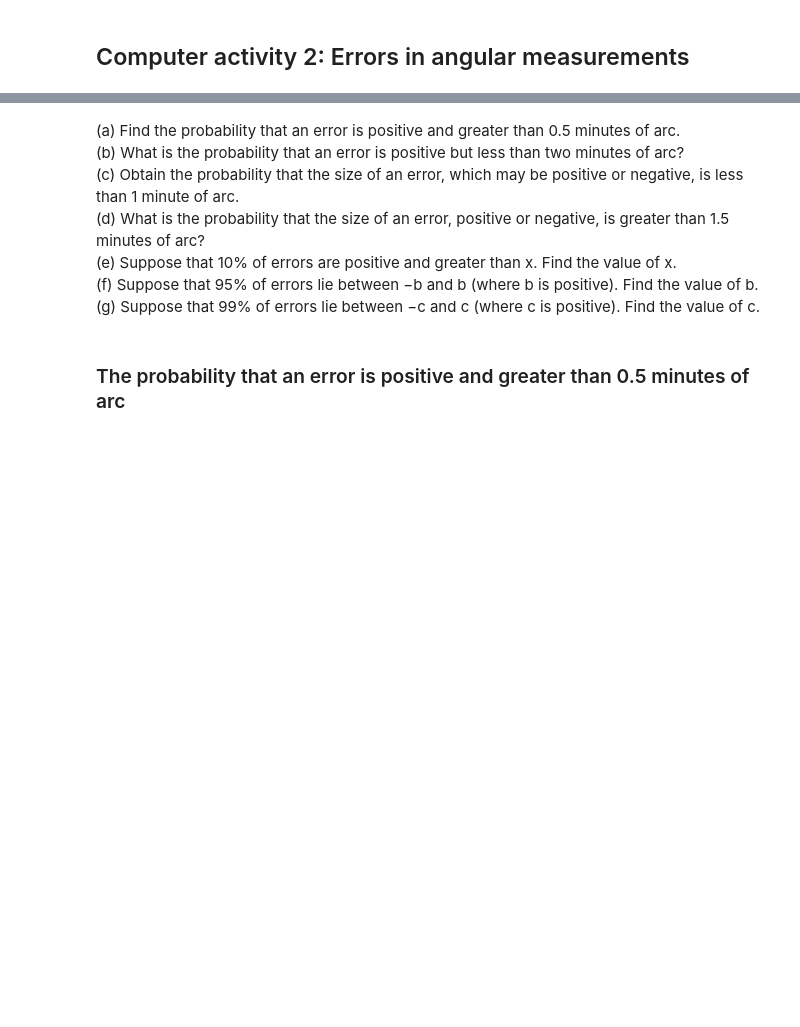
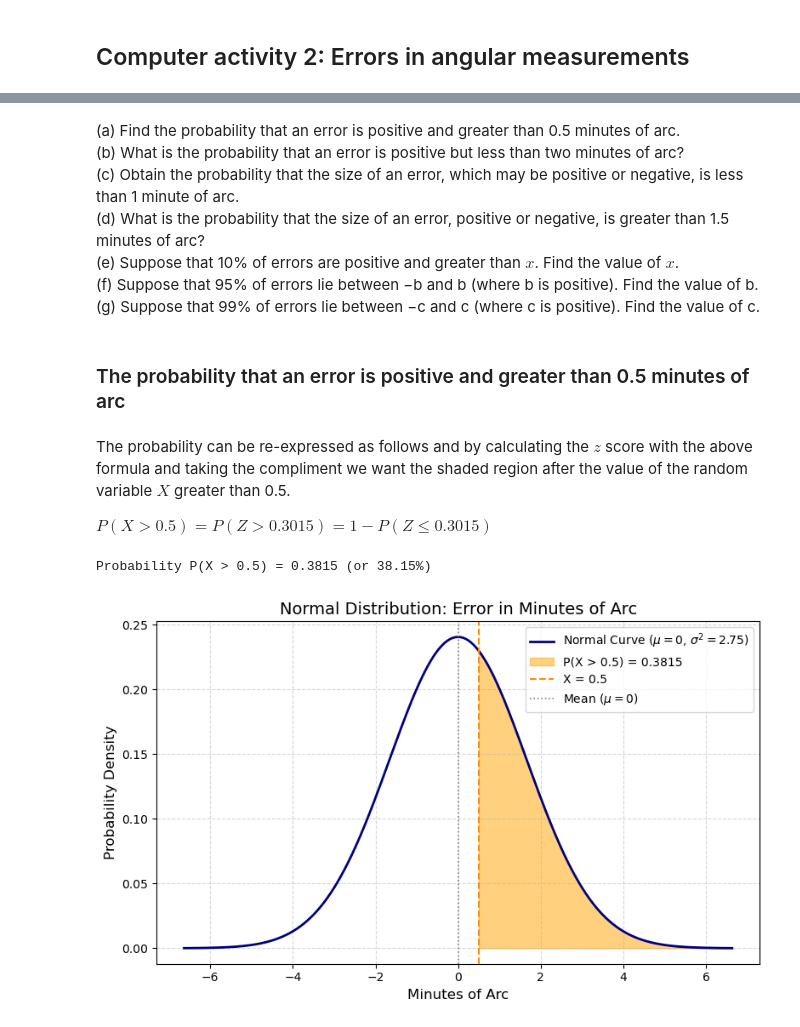
Before and after one commit to segunlonge/OU-M248-Data-Analysis-in-Python, a Jupyter notebook: Computer Book B/1. Computer Book B - Normal Distributions.ipynb, the cells around one changed output, grey strips where cells are left out. Drawn from its saved outputs; the diff is of its cells as text; code cells hidden in the pictures; blank space fills up the shorter version.

```diff
--- a/Computer Book B/1. Computer Book B - Normal Distributions.ipynb
+++ b/Computer Book B/1. Computer Book B - Normal Distributions.ipynb
@@ -241,8 +245,57 @@ In this activity you should use Minitab to find the probabilities and quantiles
 (b) What is the probability that an error is positive but less than two minutes of arc?<br>
 (c) Obtain the probability that the size of an error, which may be positive or negative, is less than 1 minute of arc.<br>
 (d) What is the probability that the size of an error, positive or negative, is greater than 1.5 minutes of arc?<br>
-(e) Suppose that 10% of errors are positive and greater than x. Find the value of x.<br>
+(e) Suppose that 10% of errors are positive and greater than $x$. Find the value of $x$.<br>
 (f) Suppose that 95% of errors lie between −b and b (where b is positive). Find the value of b.<br>
 (g) Suppose that 99% of errors lie between −c and c (where c is positive). Find the value of c.<br>
 # %% [markdown]
 ### The probability that an error is positive and greater than 0.5 minutes of arc
+# %% [markdown]
+The probability can be re-expressed as follows and by calculating the $z$ score with the above formula and taking the compliment we want the shaded region after the value of the random variable $X$ greater than 0.5.
+
+$P(X > 0.5) = P(Z > 0.3015) = 1 - P(Z \le 0.3015)$
+# %%
+import numpy as np
+import matplotlib.pyplot as plt
+from scipy import stats
+
+# 1. Define distribution parameters
+mu = 0               # Mean
+variance = 2.75      # Variance
+sigma = np.sqrt(variance)  # Standard deviation
+threshold = 0.5      # Measurement threshold (minutes of arc)
+
+# 2. Calculate the probability P(X > 0.5)
+# 1 - CDF(threshold) gives the area to the right
+prob = 1 - stats.norm.cdf(threshold, loc=mu, scale=sigma)
+print(f"Probability P(X > {threshold}) = {prob:.4f} (or {prob * 100:.2f}%)")
+
+# 3. Create data for the bell curve (from -4σ to +4σ)
+x = np.linspace(mu - 4 * sigma, mu + 4 * sigma, 1000)
+y = stats.norm.pdf(x, loc=mu, scale=sigma)
+
+# 4. Plot the normal distribution curve
+plt.figure(figsize=(8, 5))
+plt.plot(x, y, label=f"Normal Curve ($\mu = {mu}$, $\sigma^2 = {variance}$)", color="navy", lw=2)
+
+# 5. Shade the region where X > 0.5
+x_fill = np.linspace(threshold, mu + 4 * sigma, 500)
+y_fill = stats.norm.pdf(x_fill, loc=mu, scale=sigma)
+plt.fill_between(x_fill, y_fill, color="orange", alpha=0.5, label=f"P(X > {threshold}) = {prob:.4f}")
+
+# 6. Add reference lines
+plt.axvline(threshold, color="darkorange", linestyle="--", lw=1.5, label=f"X = {threshold}")
+plt.axvline(mu, color="gray", linestyle=":", lw=1.2, label=f"Mean ($\mu = {mu}$)")
+
+# 7. Labels and styling
+plt.title("Normal Distribution: Error in Minutes of Arc", fontsize=14)
+plt.xlabel("Minutes of Arc", fontsize=12)
+plt.ylabel("Probability Density", fontsize=12)
+plt.legend(loc="upper right")
+plt.grid(True, linestyle="--", alpha=0.5)
+
+plt.tight_layout()
+plt.show()
+# %% [output]
+Probability P(X > 0.5) = 0.3815 (or 38.15%)
+[figure, added]
```
Also changed, not shown: parts of 15 cells of this notebook.
